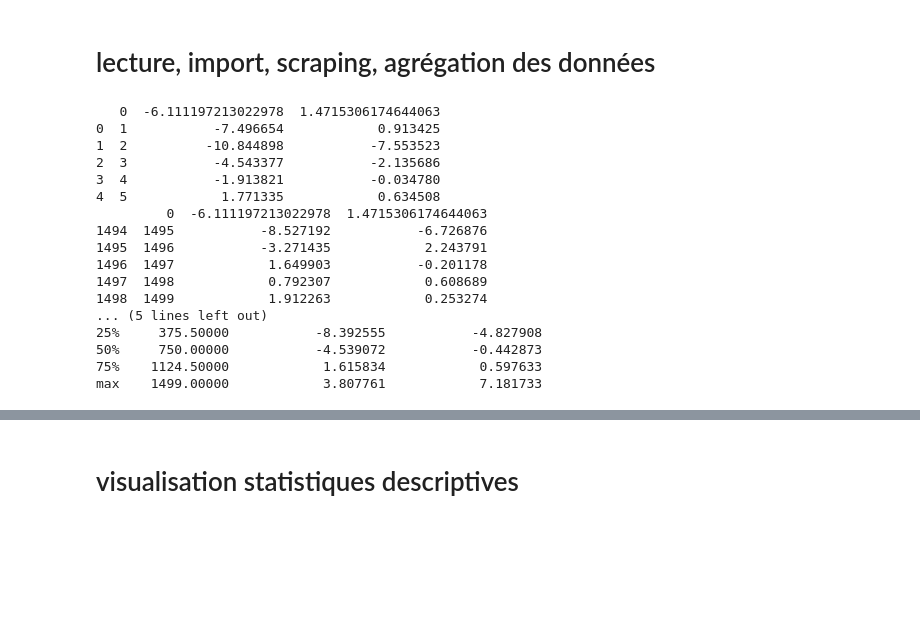
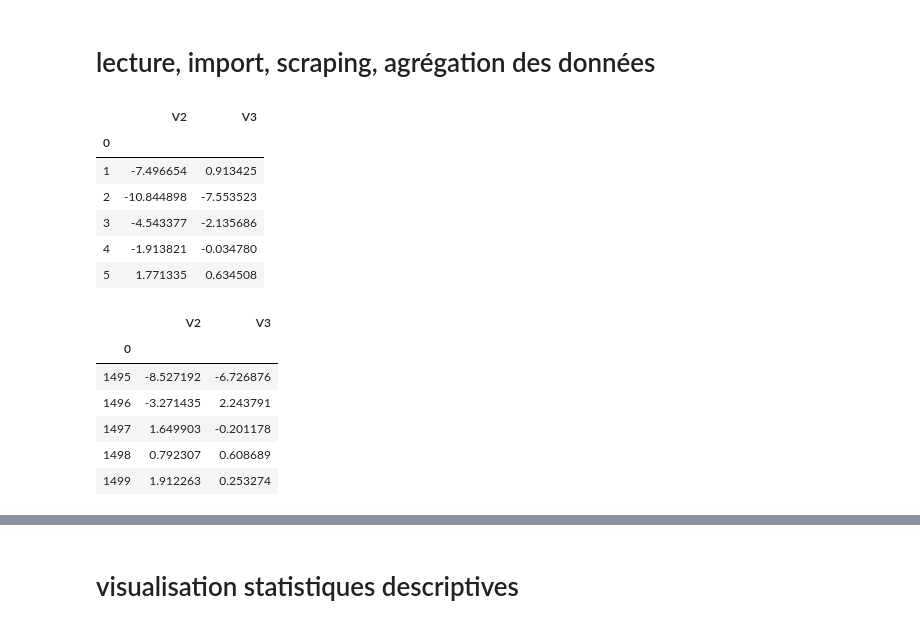
Before and after one commit to kabalord/clustering, a Jupyter notebook: clusteringPython.ipynb, the cells around one changed output, grey strips where cells are left out. Cells and saved outputs as stored; diff of their text form; code cells hidden in the pictures; blank space fills up the shorter version.

```diff
--- a/clusteringPython.ipynb
+++ b/clusteringPython.ipynb
@@ -6,26 +6,26 @@ import matplotlib.pyplot as plt
 import seaborn as sns
 # %% [markdown]
 # lecture, import, scraping, agrégation des données
-# %%
-varied = pd.read_csv("varied.csv")
-print(varied.head())
-print(varied.tail())
-print(varied.describe())
-# %% [output]
-   0  -6.111197213022978  1.4715306174644063
-0  1           -7.496654            0.913425
-1  2          -10.844898           -7.553523
-2  3           -4.543377           -2.135686
-3  4           -1.913821           -0.034780
-4  5            1.771335            0.634508
-         0  -6.111197213022978  1.4715306174644063
-1494  1495           -8.527192           -6.726876
-1495  1496           -3.271435            2.243791
-1496  1497            1.649903           -0.201178
-1497  1498            0.792307            0.608689
-1498  1499            1.912263            0.253274
-... (5 lines left out)
-25%     375.50000           -8.392555           -4.827908
-50%     750.00000           -4.539072           -0.442873
-75%    1124.50000            1.615834            0.597633
-max    1499.00000            3.807761            7.181733
+# %%
+# Import data
+varied = pd.read_csv('varied.csv', index_col="0")
+varied.rename(columns = {'-6.111197213022978': 'V2', '1.4715306174644063': 'V3'}, inplace = True)
+varied.head()
+# %% [output]
+|  | V2 | V3 |
+| 0 |  |  |
+| 1 | -7.496654 | 0.913425 |
+| 2 | -10.844898 | -7.553523 |
+| 3 | -4.543377 | -2.135686 |
+| 4 | -1.913821 | -0.034780 |
+| 5 | 1.771335 | 0.634508 |
+# %%
+varied.tail()
+# %% [output]
+|  | V2 | V3 |
+| 0 |  |  |
+| 1495 | -8.527192 | -6.726876 |
+| 1496 | -3.271435 | 2.243791 |
+| 1497 | 1.649903 | -0.201178 |
+| 1498 | 0.792307 | 0.608689 |
+| 1499 | 1.912263 | 0.253274 |
```
Also changed, not shown: parts of 7 cells of this notebook.
